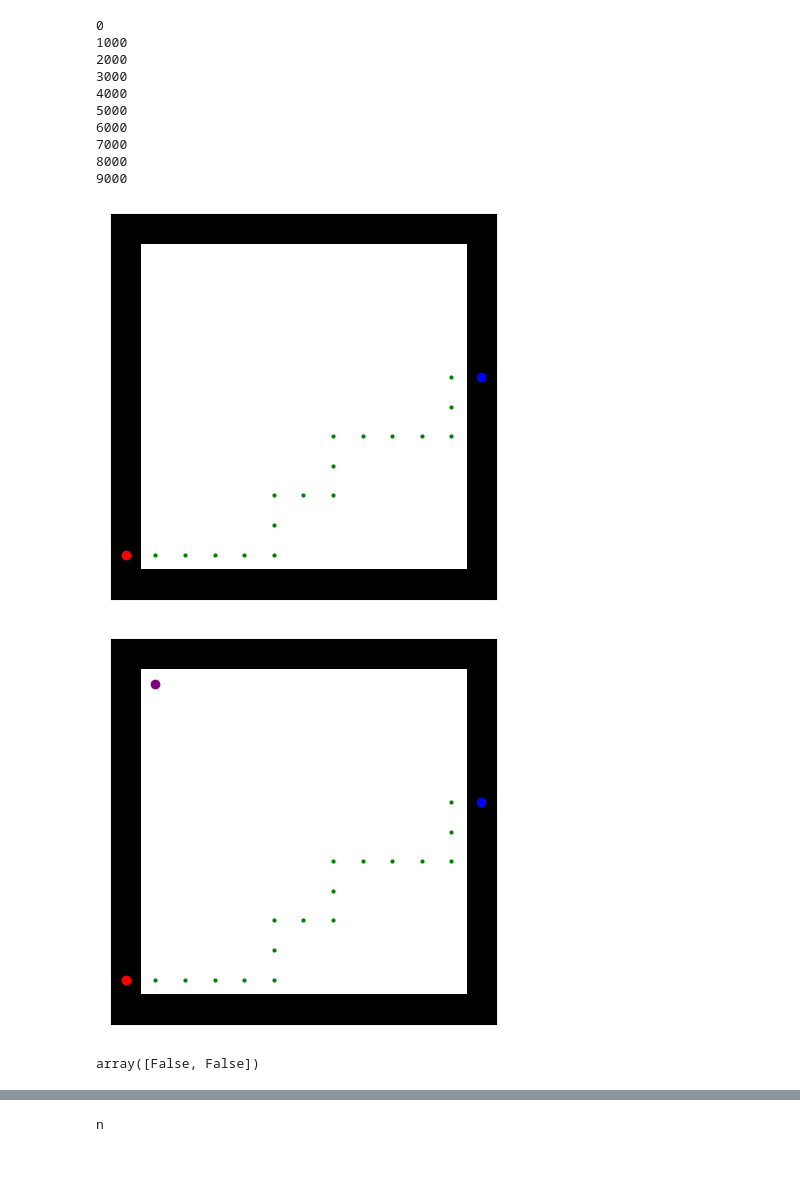
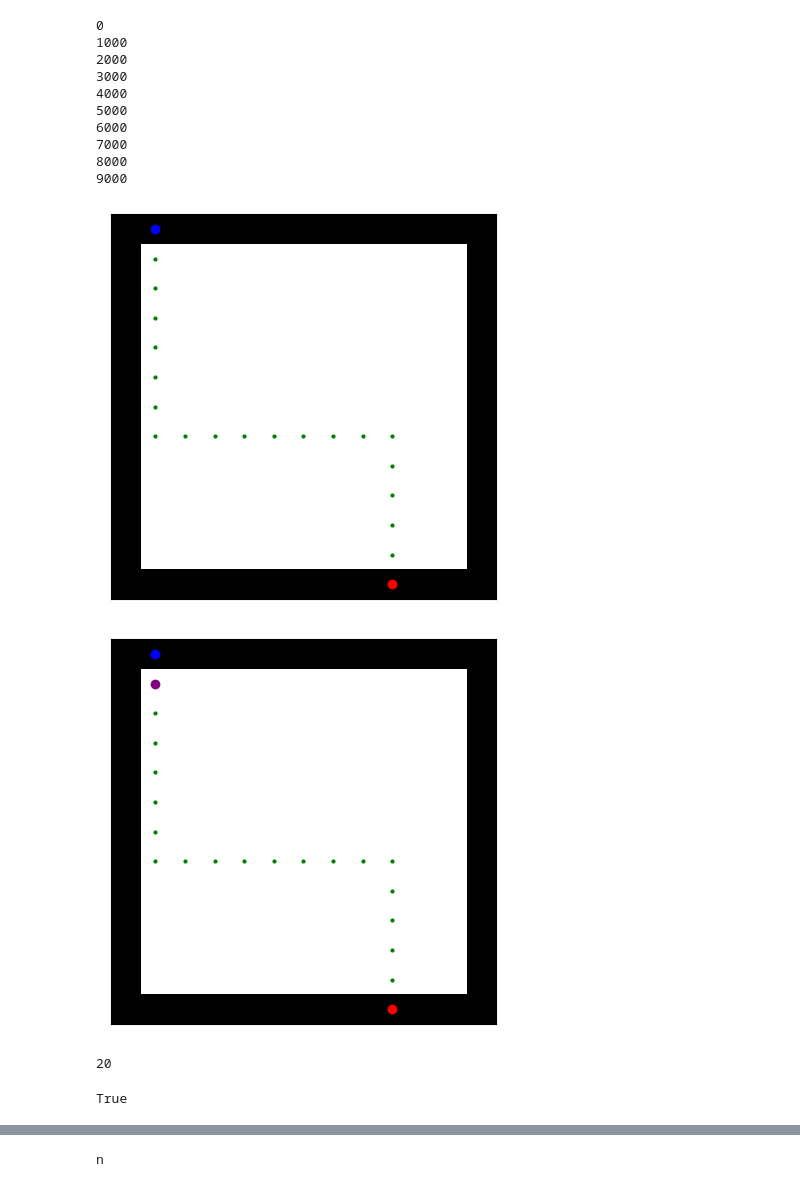
Before and after one commit to dandd0/Final_Year_Project, a Jupyter notebook: tests mazelib.ipynb, the cells around one changed output, grey strips where cells are left out. Cells and saved outputs as stored; diff of their text form; code cells hidden in the pictures.

```diff
--- a/tests mazelib.ipynb
+++ b/tests mazelib.ipynb
@@ -11,21 +11,21 @@ from maze_env.envs.solve.Tremaux import Tremaux
 import numpy as np
 import matplotlib.pyplot as plt
 import cv2
+
+def showPNG(maze, point=None):
+    """Generate a simple image of the maze."""
+    plt.figure(figsize=(10, 5))
+    plt.imshow(maze.grid, cmap=plt.cm.binary, interpolation='nearest', origin='upper')
+    if maze.start:
+        plt.scatter(x=maze.start[1], y=maze.start[0], c="red")
+        plt.scatter(x=maze.end[1], y=maze.end[0], c="blue")
+    if maze.solutions:
+        sols = np.array(maze.solutions[0]).T
+        plt.scatter(x=sols[1], y=sols[0], c="green", s=4)
+    if isinstance(point, tuple):
+        plt.scatter(point[1], point[0], c="purple")
+    plt.xticks([]), plt.yticks([])
+    plt.show()
-# %%
-def showPNG(maze, point=None):
-    """Generate a simple image of the maze."""
-    plt.figure(figsize=(10, 5))
-    plt.imshow(maze.grid, cmap=plt.cm.binary, interpolation='nearest', origin='upper')
-    if maze.start:
-        plt.scatter(x=maze.start[1], y=maze.start[0], c="red")
-        plt.scatter(x=maze.end[1], y=maze.end[0], c="blue")
-    if maze.solutions:
-        sols = np.array(maze.solutions[0]).T
-        plt.scatter(x=sols[1], y=sols[0], c="green", s=4)
-    if isinstance(point, np.ndarray):
-        plt.scatter(point[1], point[0], c="purple")
-    plt.xticks([]), plt.yticks([])
-    plt.show()
 # %%
 seed = 13
 m = Maze(seed)
@@ -132,25 +161,29 @@ for i in range(10000):
 8000
 9000
 # %%
-m = Maze(5)
+m = Maze(1)
 m.grid = np.ones((13,13))
 m.grid[1:-1,1:-1] = np.zeros((11,11))
 m.generate_entrances()
 m.solver = ShortestPath()
 m.solve()
 showPNG(m)
 # %% [output]
-[figure, old version]
+[figure, new version]
 # %%
-b = np.array(m.start)
-c = np.array(m.end)
-d = np.array([1,1])
+b = m.start
+c = m.end
+d = (1,1)
 showPNG(m, d)
 # %% [output]
-[figure, old version]
+[figure, new version]
-# %%
-(np.array(m.end)-np.array(d) == np.array([-1,0]))
-# %% [output]
-array([False, False])
+# %%
+np.abs(np.sum(np.array(c) - np.array(b)))
+# %% [output]
+20
+# %%
+(d[0]-1, d[1]) == c
+# %% [output]
+True
 # %%
 legal_moves = []
```
Also changed, not shown: parts of 8 cells of this notebook, 2 other files.
